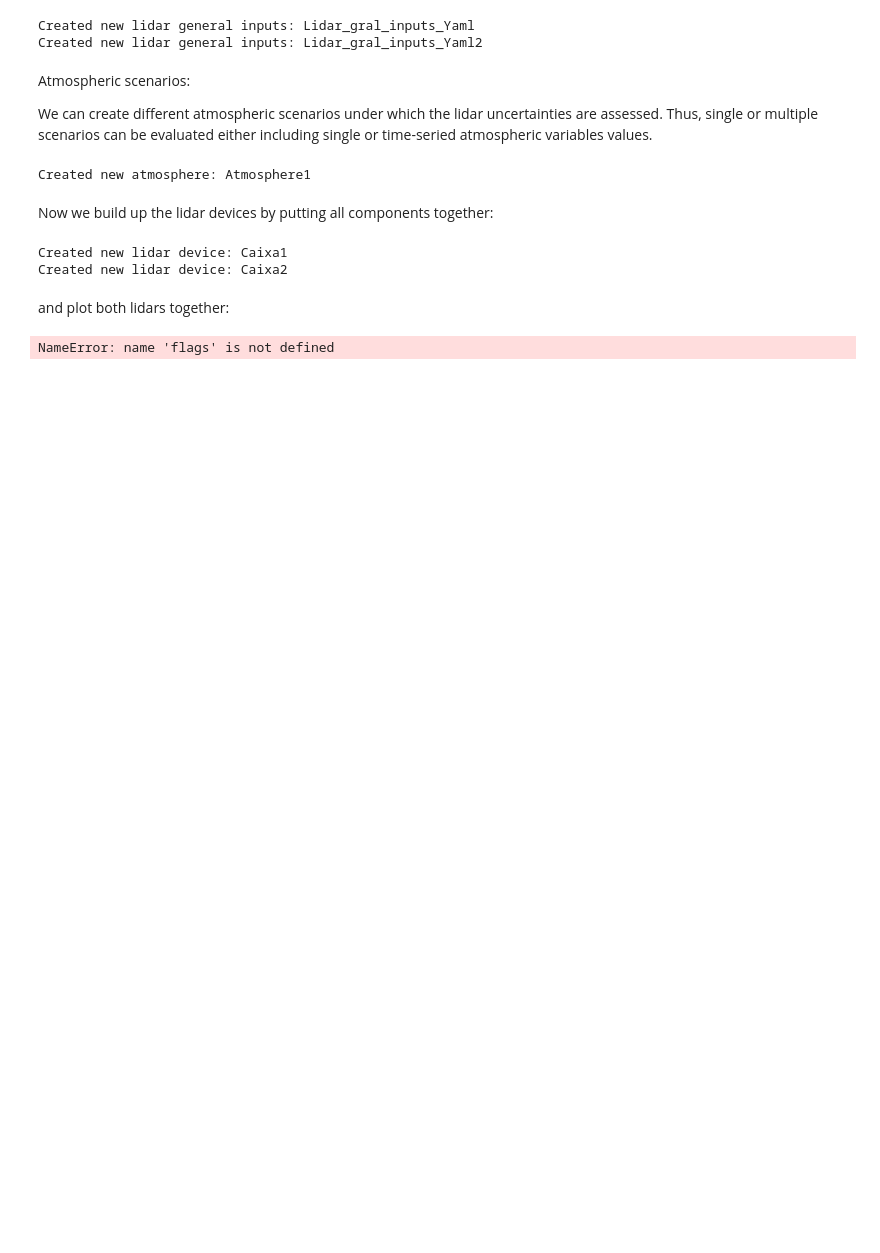
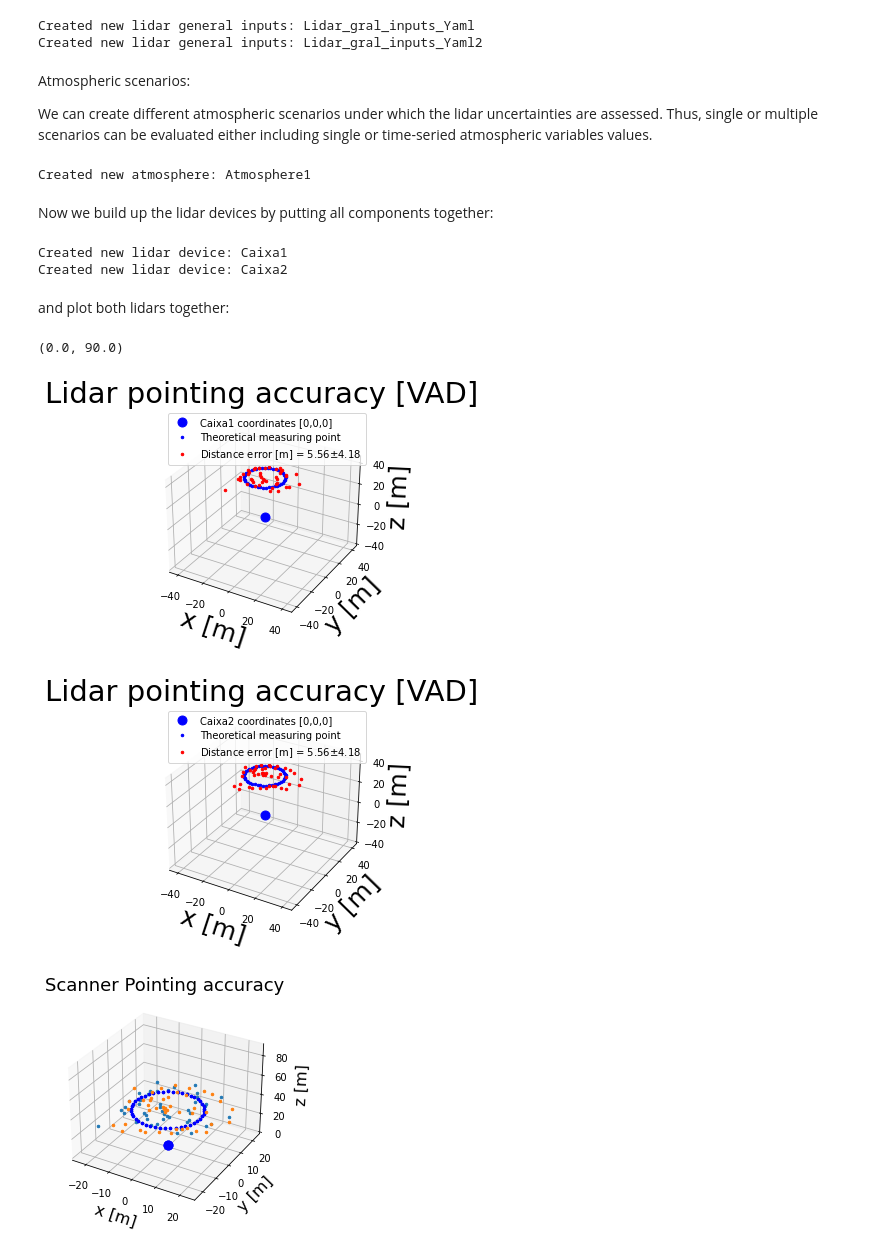
Before and after one commit to SWE-UniStuttgart/Qlunc, a Jupyter notebook: Tutorials/Tutorial2.ipynb, the cells around one changed output. Drawn from its saved outputs; the diff is of its cells as text; code cells hidden in the pictures; blank space fills up the shorter version.

```diff
--- a/Tutorials/Tutorial2.ipynb
+++ b/Tutorials/Tutorial2.ipynb
@@ -342,37 +342,38 @@ plot_param={
             'Qlunc_version'       : 'Qlunc Version - 0.9'
            }
 # %%
-if flags.flag_plot_measuring_points_pattern:
+# Calling Scanner uncertainty to plot the graphics
+Scanner_Data1 = Lidar_1.optics.scanner.Uncertainty(Lidar_1,Atmospheric_Scenario,cts,Qlunc_yaml_inputs_1)
 
-    # Calling Scanner uncertainty to plot the graphics
-    Scanner_Data1 = Lidar_1.optics.scanner.Uncertainty(Lidar_1,Atmospheric_Scenario,cts,Qlunc_yaml_inputs_1)
-
-    Scanner_Data2 = Lidar_2.optics.scanner.Uncertainty(Lidar_2,Atmospheric_Scenario,cts,Qlunc_yaml_inputs_2)
+Scanner_Data2 = Lidar_2.optics.scanner.Uncertainty(Lidar_2,Atmospheric_Scenario,cts,Qlunc_yaml_inputs_2)
 
 
-    # Creating the figure and the axes
-    fig,axs4 = plt.subplots()
-    axs4=plt.axes(projection='3d')
+# Creating the figure and the axes
+fig,axs4 = plt.subplots()
+axs4=plt.axes(projection='3d')
 
-    # Plotting
+# Plotting
 
-    # First lidar (Lidar_1)
-    axs4.plot([Lidar_1.optics.scanner.origin[0]],[Lidar_1.optics.scanner.origin[1]],[Lidar_1.optics.scanner.origin[2]],'ob',label='{} coordinates [{},{},{}]'.format(Lidar_1.LidarID,Lidar_1.optics.scanner.origin[0],Lidar_1.optics.scanner.origin[1],Lidar_1.optics.scanner.origin[2]),markersize=plot_param['markersize_lidar'])
-    axs4.plot(Scanner_Data1['MeasPoint_Coordinates'][0],Scanner_Data1['MeasPoint_Coordinates'][1],Scanner_Data1['MeasPoint_Coordinates'][2],plot_param['markerTheo'],markersize=plot_param['markersize'],label='Theoretical measuring point')
-    axs4.plot(Scanner_Data1['NoisyMeasPoint_Coordinates'][0],Scanner_Data1['NoisyMeasPoint_Coordinates'][1],Scanner_Data1['NoisyMeasPoint_Coordinates'][2],plot_param['marker'],markersize=plot_param['markersize'],label='Distance error [m] = {0:.3g}$\pm${1:.3g}'.format(np.mean(Scanner_Data1['Simu_Mean_Distance']),np.mean(Scanner_Data1['STDV_Distance'])))
-    # Second lidar(Lidar_2)
-    axs4.plot([Lidar_2.optics.scanner.origin[0]],[Lidar_2.optics.scanner.origin[1]],[Lidar_2.optics.scanner.origin[2]],'ob',label='{} coordinates [{},{},{}]'.format(Lidar_2.LidarID,Lidar_2.optics.scanner.origin[0],Lidar_2.optics.scanner.origin[1],Lidar_2.optics.scanner.origin[2]),markersize=plot_param['markersize_lidar'])
-    axs4.plot(Scanner_Data2['MeasPoint_Coordinates'][0],Scanner_Data2['MeasPoint_Coordinates'][1],Scanner_Data2['MeasPoint_Coordinates'][2],plot_param['markerTheo'],markersize=plot_param['markersize'],label='Theoretical measuring point')
-    axs4.plot(Scanner_Data2['NoisyMeasPoint_Coordinates'][0],Scanner_Data2['NoisyMeasPoint_Coordinates'][1],Scanner_Data2['NoisyMeasPoint_Coordinates'][2],plot_param['marker'],markersize=plot_param['markersize'],label='Distance error [m] = {0:.3g}$\pm${1:.3g}'.format(np.mean(Scanner_Data2['Simu_Mean_Distance']),np.mean(Scanner_Data2['STDV_Distance'])))
+# First lidar (Lidar_1)
+axs4.plot([Lidar_1.optics.scanner.origin[0]],[Lidar_1.optics.scanner.origin[1]],[Lidar_1.optics.scanner.origin[2]],'ob',label='{} coordinates [{},{},{}]'.format(Lidar_1.LidarID,Lidar_1.optics.scanner.origin[0],Lidar_1.optics.scanner.origin[1],Lidar_1.optics.scanner.origin[2]),markersize=plot_param['markersize_lidar'])
+axs4.plot(Scanner_Data1['MeasPoint_Coordinates'][0],Scanner_Data1['MeasPoint_Coordinates'][1],Scanner_Data1['MeasPoint_Coordinates'][2],plot_param['markerTheo'],markersize=plot_param['markersize'],label='Theoretical measuring point')
+axs4.plot(Scanner_Data1['NoisyMeasPoint_Coordinates'][0],Scanner_Data1['NoisyMeasPoint_Coordinates'][1],Scanner_Data1['NoisyMeasPoint_Coordinates'][2],plot_param['marker'],markersize=plot_param['markersize'],label='Distance error [m] = {0:.3g}$\pm${1:.3g}'.format(np.mean(Scanner_Data1['Simu_Mean_Distance']),np.mean(Scanner_Data1['STDV_Distance'])))
+# Second lidar(Lidar_2)
+axs4.plot([Lidar_2.optics.scanner.origin[0]],[Lidar_2.optics.scanner.origin[1]],[Lidar_2.optics.scanner.origin[2]],'ob',label='{} coordinates [{},{},{}]'.format(Lidar_2.LidarID,Lidar_2.optics.scanner.origin[0],Lidar_2.optics.scanner.origin[1],Lidar_2.optics.scanner.origin[2]),markersize=plot_param['markersize_lidar'])
+axs4.plot(Scanner_Data2['MeasPoint_Coordinates'][0],Scanner_Data2['MeasPoint_Coordinates'][1],Scanner_Data2['MeasPoint_Coordinates'][2],plot_param['markerTheo'],markersize=plot_param['markersize'],label='Theoretical measuring point')
+axs4.plot(Scanner_Data2['NoisyMeasPoint_Coordinates'][0],Scanner_Data2['NoisyMeasPoint_Coordinates'][1],Scanner_Data2['NoisyMeasPoint_Coordinates'][2],plot_param['marker'],markersize=plot_param['markersize'],label='Distance error [m] = {0:.3g}$\pm${1:.3g}'.format(np.mean(Scanner_Data2['Simu_Mean_Distance']),np.mean(Scanner_Data2['STDV_Distance'])))
 
-    # Setting labels, legend, title and axes limits:
-    axs4.set_xlabel('x [m]',fontsize=plot_param['axes_label_fontsize'])#,orientation=plot_param['tick_labelrotation'])
-    axs4.set_ylabel('y [m]',fontsize=plot_param['axes_label_fontsize'])#,orientation=plot_param['tick_labelrotation'])
-    axs4.set_zlabel('z [m]',fontsize=plot_param['axes_label_fontsize'])
-    axs4.set_title('Scanner Pointing accuracy',fontsize=plot_param['title_fontsize'])
-    # axs4.legend()
-    axs4.set_xlim3d(plot_param['xlim'][0],plot_param['xlim'][1])
-    axs4.set_ylim3d(plot_param['ylim'][0],plot_param['ylim'][1])
-    axs4.set_zlim3d(plot_param['zlim'][0],plot_param['zlim'][1])
+# Setting labels, legend, title and axes limits:
+axs4.set_xlabel('x [m]',fontsize=plot_param['axes_label_fontsize'])#,orientation=plot_param['tick_labelrotation'])
+axs4.set_ylabel('y [m]',fontsize=plot_param['axes_label_fontsize'])#,orientation=plot_param['tick_labelrotation'])
+axs4.set_zlabel('z [m]',fontsize=plot_param['axes_label_fontsize'])
+axs4.set_title('Scanner Pointing accuracy',fontsize=plot_param['title_fontsize'])
+# axs4.legend()
+axs4.set_xlim3d(plot_param['xlim'][0],plot_param['xlim'][1])
+axs4.set_ylim3d(plot_param['ylim'][0],plot_param['ylim'][1])
+axs4.set_zlim3d(plot_param['zlim'][0],plot_param['zlim'][1])
 # %% [output]
-NameError: name 'flags' is not defined
+(0.0, 90.0)
+[figure, added]
+[figure, added]
+[figure, added]
```
Also changed, not shown: parts of 1 cell of this notebook, 4 other files.
